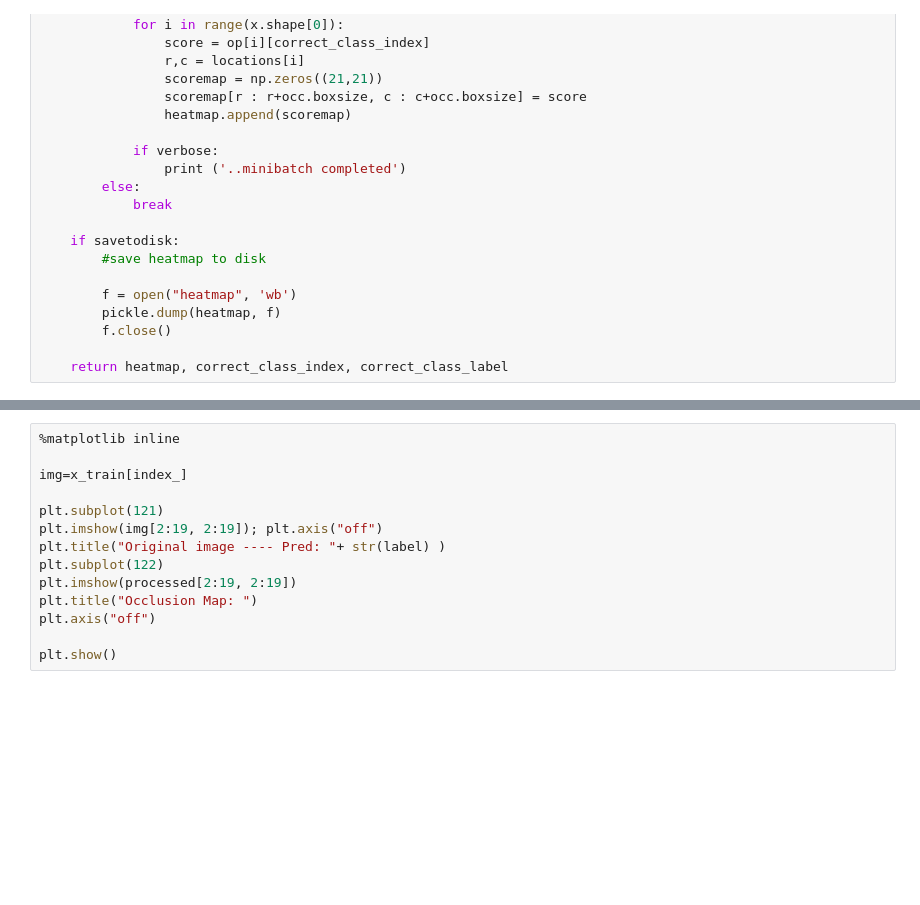
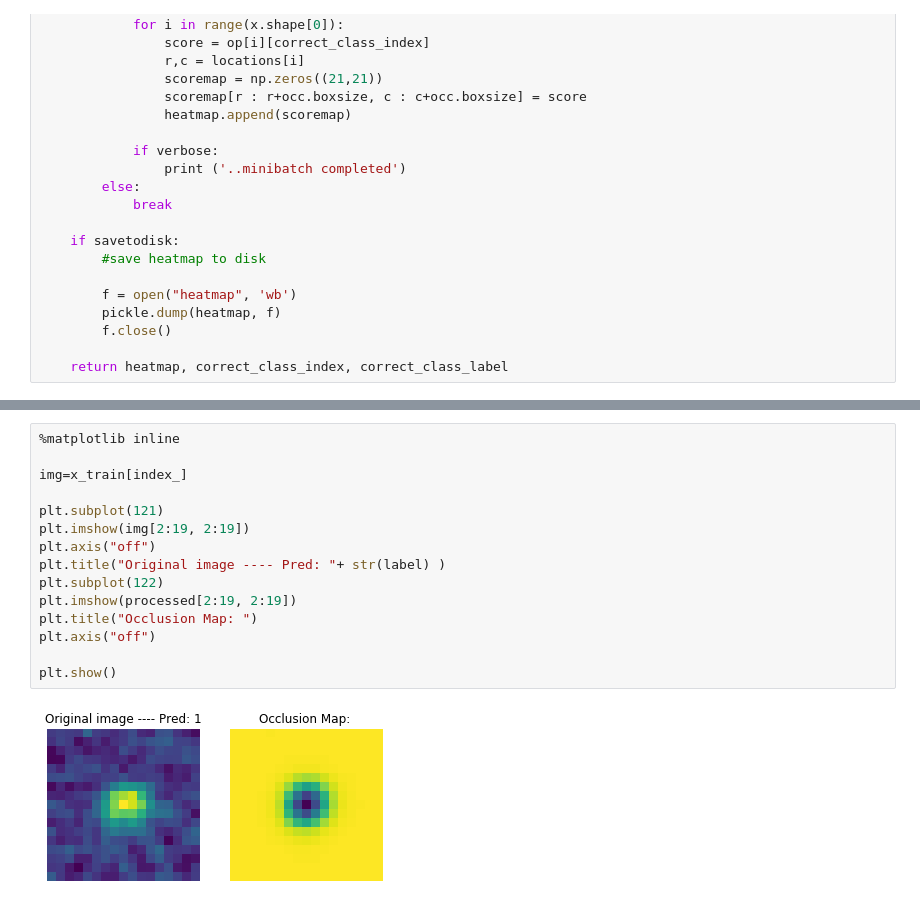
Before and after one commit to AndreTeixeira1998/EL4106-1oProyecto, a Jupyter notebook: Occlusion_map.ipynb, the cells around one changed output, grey strips where cells are left out. Cells and saved outputs as stored; diff of their text form; blank space fills up the shorter version.

```diff
--- a/Occlusion_map.ipynb
+++ b/Occlusion_map.ipynb
@@ -274,17 +320,20 @@ processed = normalize(processed)
 # %%
 %matplotlib inline
 
 img=x_train[index_]
 
 plt.subplot(121)
-plt.imshow(img[2:19, 2:19]); plt.axis("off")
+plt.imshow(img[2:19, 2:19])
+plt.axis("off")
 plt.title("Original image ---- Pred: "+ str(label) )
 plt.subplot(122)
 plt.imshow(processed[2:19, 2:19])
 plt.title("Occlusion Map: ")
 plt.axis("off")
 
 plt.show()
+# %% [output]
+[figure, added]
 # %%
 print('       ESTADISTICAS Processed      \n')
 print('Valor máximo :', processed.max())
```
Also changed, not shown: parts of 8 cells of this notebook, 1 other file.
